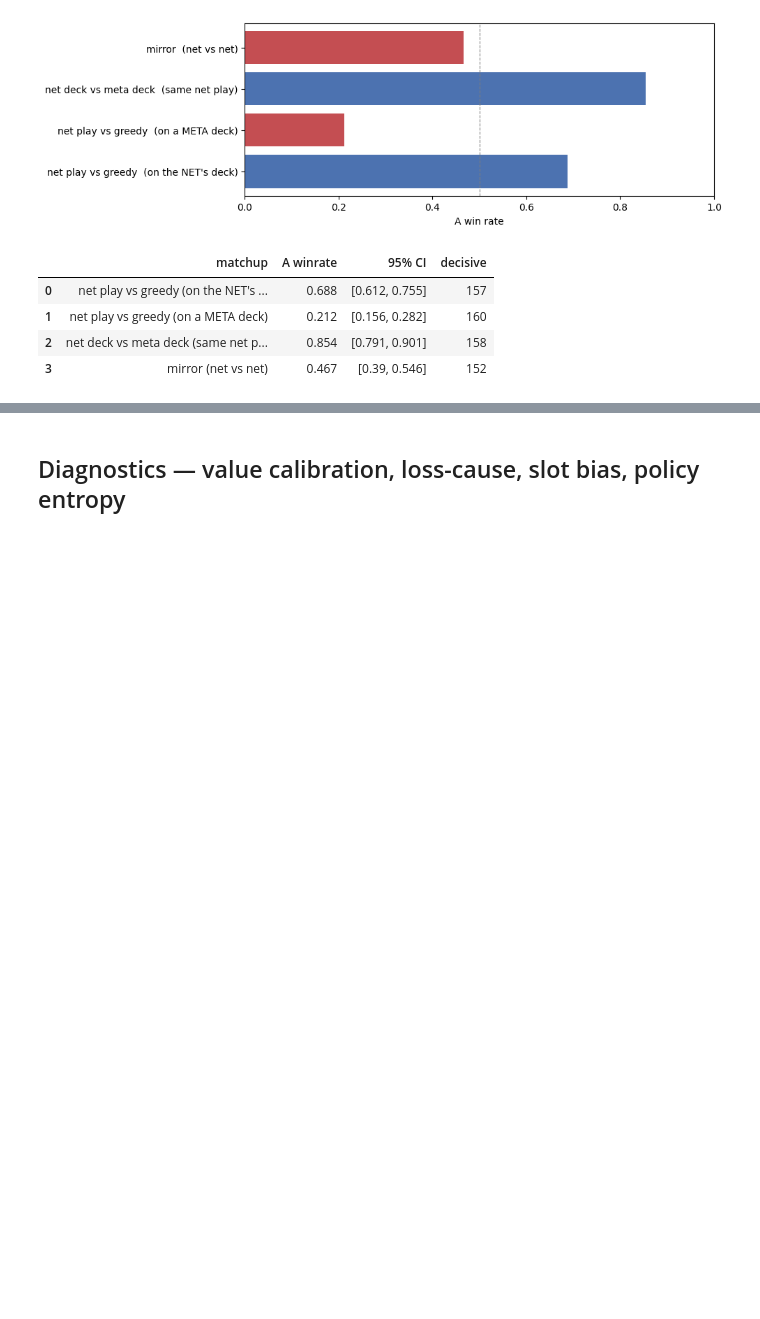
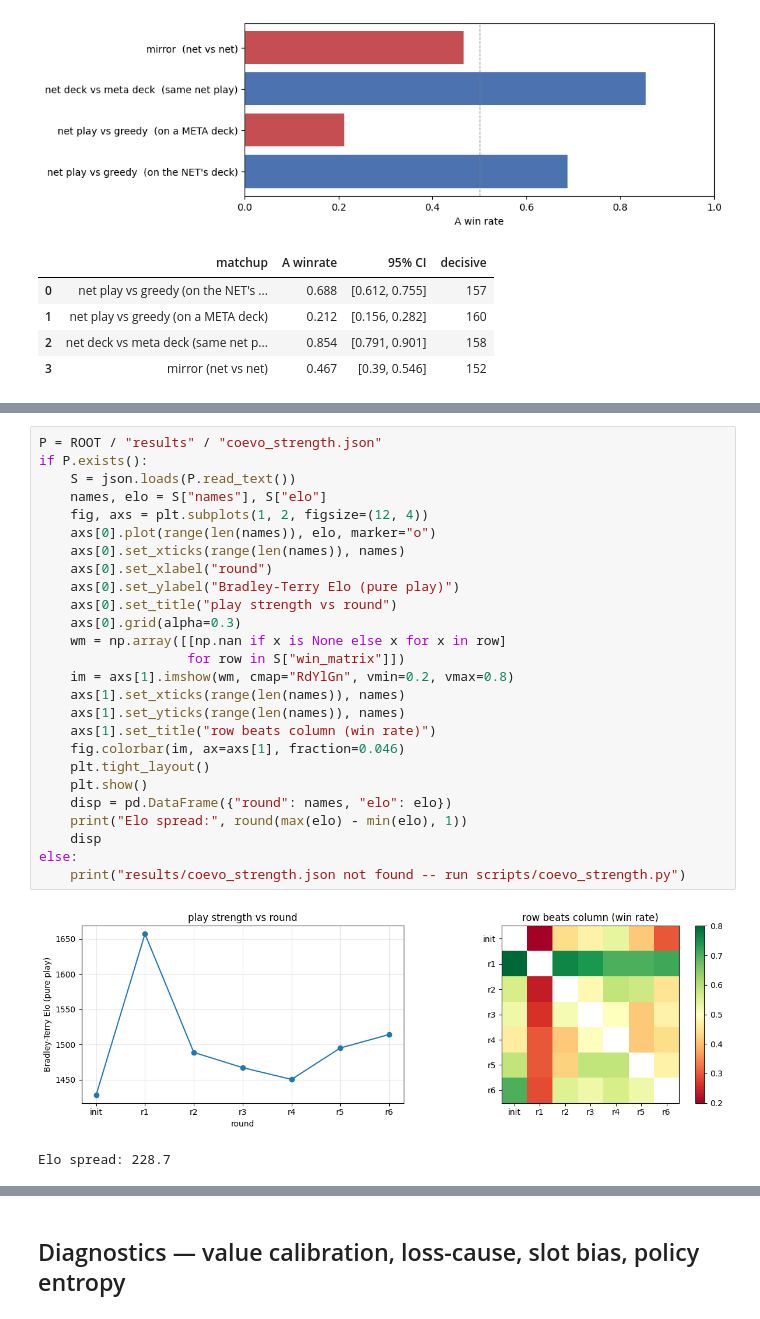
Before and after one commit to kohbanye/kaggle-pokemon, a Jupyter notebook: notebooks/03_paper_net_eval.ipynb, the cells around one changed output, grey strips where cells are left out. Saved outputs shown, nothing was run; the diff lists cells and outputs as text; blank space fills up the shorter version.

```diff
--- a/notebooks/03_paper_net_eval.ipynb
+++ b/notebooks/03_paper_net_eval.ipynb
@@ -238,0 +299,29 @@ pd.DataFrame(
+# %%
+P = ROOT / "results" / "coevo_strength.json"
+if P.exists():
+    S = json.loads(P.read_text())
+    names, elo = S["names"], S["elo"]
+    fig, axs = plt.subplots(1, 2, figsize=(12, 4))
+    axs[0].plot(range(len(names)), elo, marker="o")
+    axs[0].set_xticks(range(len(names)), names)
+    axs[0].set_xlabel("round")
+    axs[0].set_ylabel("Bradley-Terry Elo (pure play)")
+    axs[0].set_title("play strength vs round")
+    axs[0].grid(alpha=0.3)
+    wm = np.array([[np.nan if x is None else x for x in row]
+                   for row in S["win_matrix"]])
+    im = axs[1].imshow(wm, cmap="RdYlGn", vmin=0.2, vmax=0.8)
+    axs[1].set_xticks(range(len(names)), names)
+    axs[1].set_yticks(range(len(names)), names)
+    axs[1].set_title("row beats column (win rate)")
+    fig.colorbar(im, ax=axs[1], fraction=0.046)
+    plt.tight_layout()
+    plt.show()
+    disp = pd.DataFrame({"round": names, "elo": elo})
+    print("Elo spread:", round(max(elo) - min(elo), 1))
+    disp
+else:
+    print("results/coevo_strength.json not found -- run scripts/coevo_strength.py")
+# %% [output]
+[figure, added]
+Elo spread: 228.7
```
Also changed, not shown: parts of 8 cells of this notebook, 7 other files.
